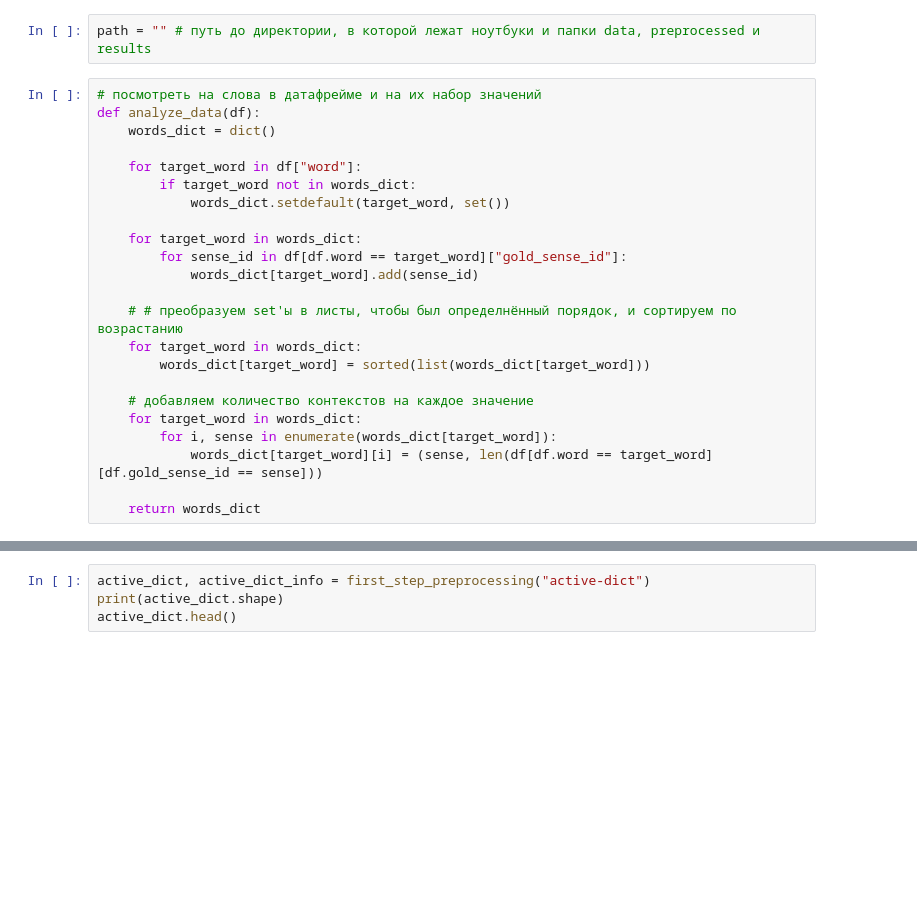
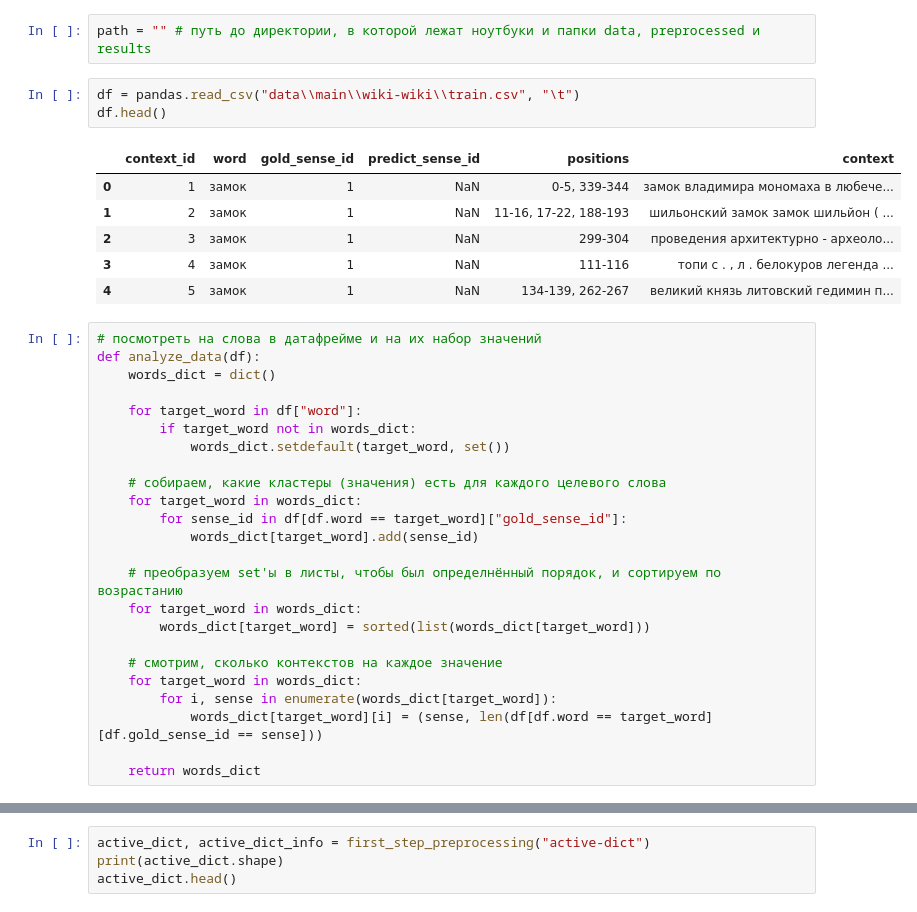
Before and after one commit to kr-ann/itod, a Jupyter notebook: Preparing datasets.ipynb, the cells around one changed output, grey strips where cells are left out. Saved outputs shown, nothing was run; the diff lists cells and outputs as text; blank space fills up the shorter version.

```diff
--- a/Preparing datasets.ipynb
+++ b/Preparing datasets.ipynb
@@ -10,6 +10,16 @@ from pymorphy2.tokenizers import simple_word_tokenize
 morph = pymorphy2.MorphAnalyzer()
 # %%
 path = "" # путь до директории, в которой лежат ноутбуки и папки data, preprocessed и results
+# %%
+df = pandas.read_csv("data\\main\\wiki-wiki\\train.csv", "\t")
+df.head()
+# %% [output]
+|  | context_id | word | gold_sense_id | predict_sense_id | positions | context |
+| 0 | 1 | замок | 1 | NaN | 0-5, 339-344 | замок владимира мономаха в любече... |
+| 1 | 2 | замок | 1 | NaN | 11-16, 17-22, 188-193 | шильонский замок замок шильйон ( ... |
+| 2 | 3 | замок | 1 | NaN | 299-304 | проведения архитектурно - археоло... |
+| 3 | 4 | замок | 1 | NaN | 111-116 | топи с . , л . белокуров легенда ... |
+| 4 | 5 | замок | 1 | NaN | 134-139, 262-267 | великий князь литовский гедимин п... |
 # %%
 # посмотреть на слова в датафрейме и на их набор значений
 def analyze_data(df):
@@ -19,15 +29,16 @@ def analyze_data(df):
         if target_word not in words_dict:
             words_dict.setdefault(target_word, set())
 
+    # собираем, какие кластеры (значения) есть для каждого целевого слова
     for target_word in words_dict:
         for sense_id in df[df.word == target_word]["gold_sense_id"]:
             words_dict[target_word].add(sense_id)
 
-    # # преобразуем set'ы в листы, чтобы был определнённый порядок, и сортируем по возрастанию
+    # преобразуем set'ы в листы, чтобы был определнённый порядок, и сортируем по возрастанию
     for target_word in words_dict:
         words_dict[target_word] = sorted(list(words_dict[target_word]))
 
-    # добавляем количество контекстов на каждое значение
+    # смотрим, сколько контекстов на каждое значение
     for target_word in words_dict:
         for i, sense in enumerate(words_dict[target_word]):
             words_dict[target_word][i] = (sense, len(df[df.word == target_word][df.gold_sense_id == sense]))
```
Also changed, not shown: parts of 25 cells of this notebook, 1 other file.
